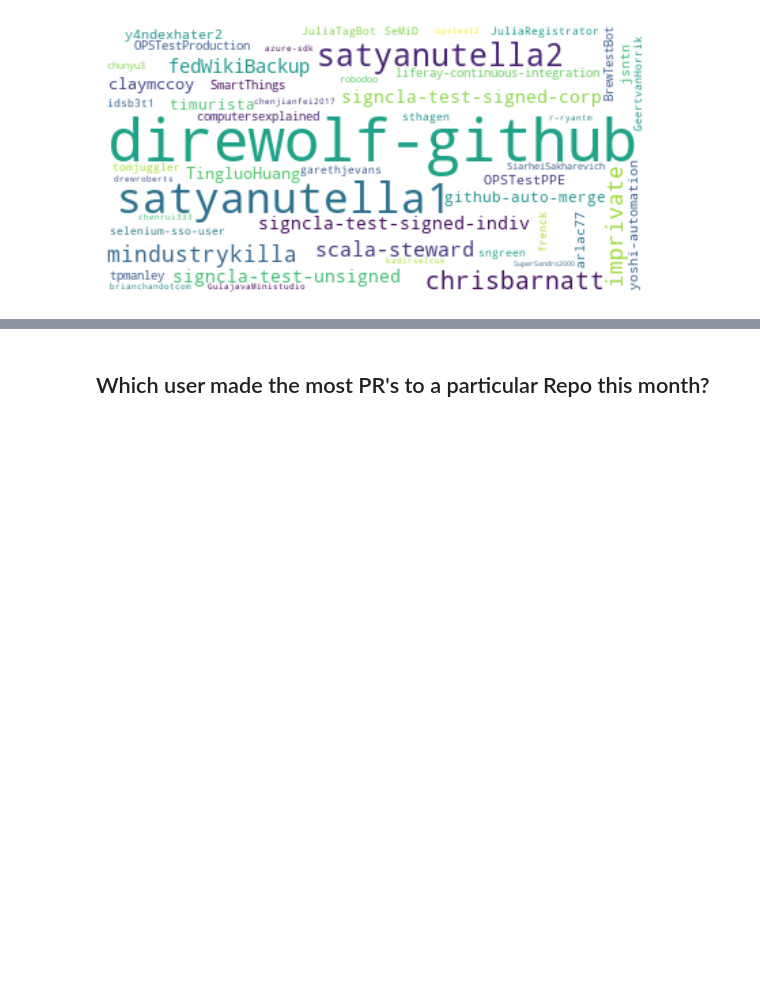
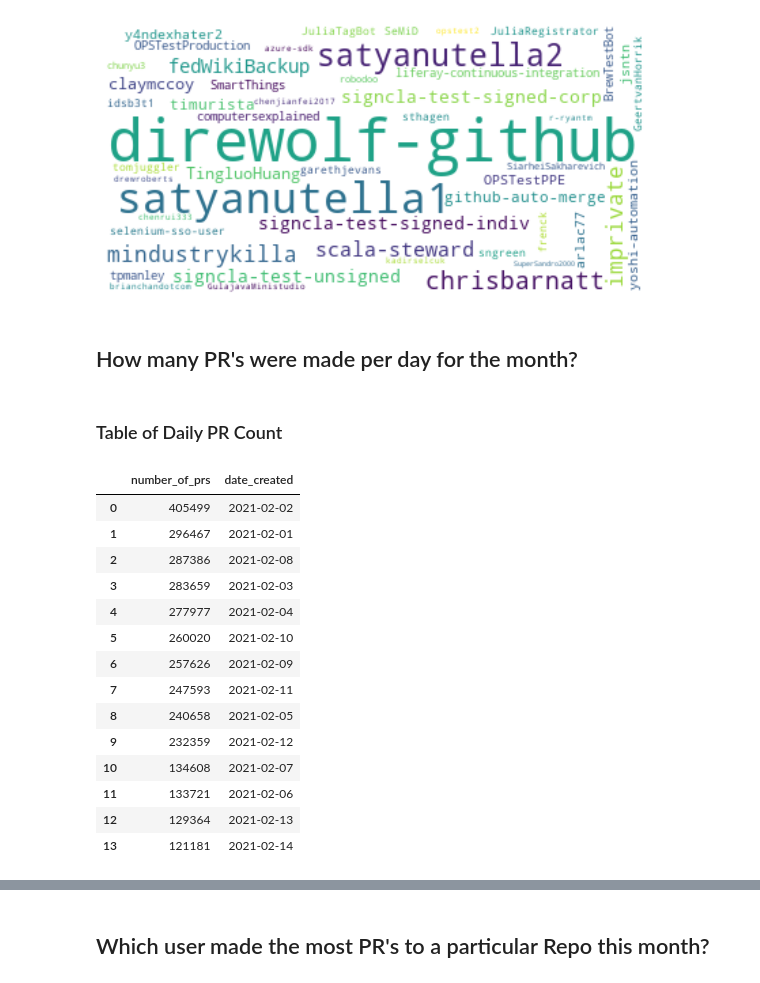
Before and after one commit to fidapco/notebooks, a Jupyter notebook: github_analysis.ipynb, the cells around one changed output, grey strips where cells are left out. Cells and saved outputs as stored; diff of their text form; code cells hidden in the pictures; blank space fills up the shorter version.

```diff
--- a/github_analysis.ipynb
+++ b/github_analysis.ipynb
@@ -45,3 +45,5 @@ plt.axis("off")
 plt.show()
 # %% [output]
 [figure]
+# %% [markdown]
+## How many PR's were made per day for the month?
@@ -47,0 +54,20 @@ plt.show()
+# %% [markdown]
+### Table of Daily PR Count
+# %%
+day_prs
+# %% [output]
+|  | number_of_prs | date_created |
+| 0 | 405499 | 2021-02-02 |
+| 1 | 296467 | 2021-02-01 |
+| 2 | 287386 | 2021-02-08 |
+| 3 | 283659 | 2021-02-03 |
+| 4 | 277977 | 2021-02-04 |
+| 5 | 260020 | 2021-02-10 |
+| 6 | 257626 | 2021-02-09 |
+| 7 | 247593 | 2021-02-11 |
+| 8 | 240658 | 2021-02-05 |
+| 9 | 232359 | 2021-02-12 |
+| 10 | 134608 | 2021-02-07 |
+| 11 | 133721 | 2021-02-06 |
+| 12 | 129364 | 2021-02-13 |
+| 13 | 121181 | 2021-02-14 |
```
Also changed, not shown: parts of 4 cells of this notebook.
